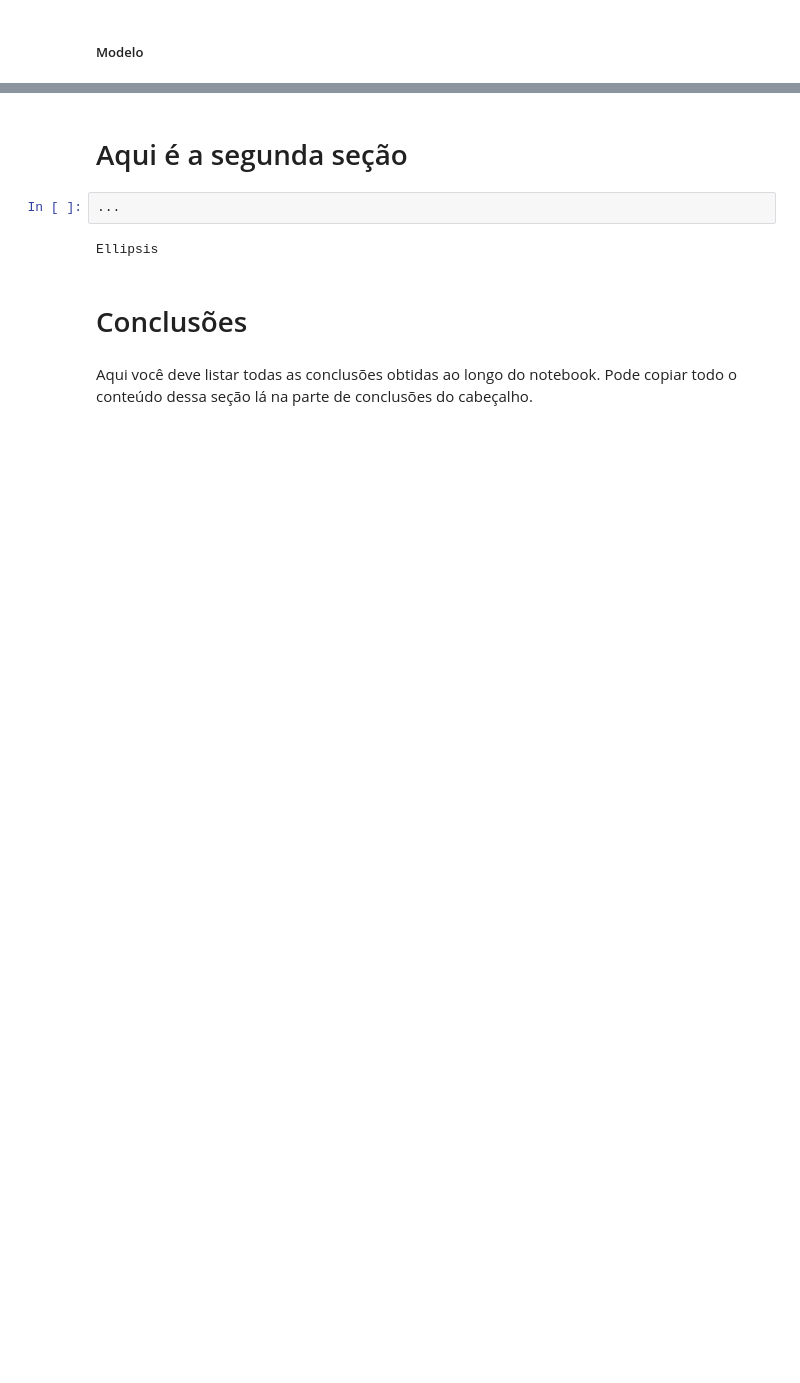
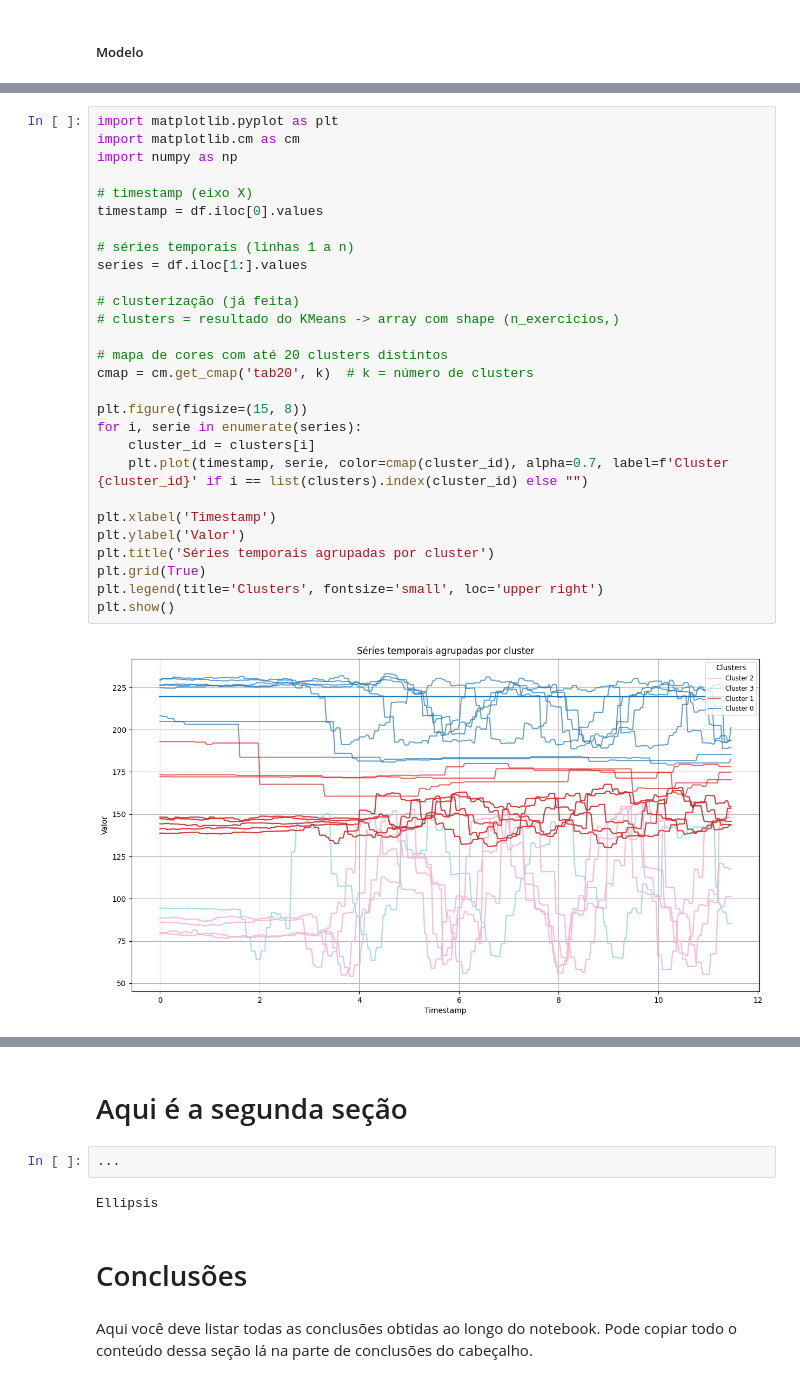
Before and after one commit to Yamakasuki/IC_Bros, a Jupyter notebook: notebooks/tratamento_dados/tratamento.ipynb, the cells around one changed output, grey strips where cells are left out. Saved outputs shown, nothing was run; the diff lists cells and outputs as text; blank space fills up the shorter version.

```diff
--- a/notebooks/tratamento_dados/tratamento.ipynb
+++ b/notebooks/tratamento_dados/tratamento.ipynb
@@ -127,0 +236,30 @@ plt.show()
+# %%
+import matplotlib.pyplot as plt
+import matplotlib.cm as cm
+import numpy as np
+
+# timestamp (eixo X)
+timestamp = df.iloc[0].values
+
+# séries temporais (linhas 1 a n)
+series = df.iloc[1:].values
+
+# clusterização (já feita)
+# clusters = resultado do KMeans -> array com shape (n_exercicios,)
+
+# mapa de cores com até 20 clusters distintos
+cmap = cm.get_cmap('tab20', k)  # k = número de clusters
+
+plt.figure(figsize=(15, 8))
+for i, serie in enumerate(series):
+    cluster_id = clusters[i]
+    plt.plot(timestamp, serie, color=cmap(cluster_id), alpha=0.7, label=f'Cluster {cluster_id}' if i == list(clusters).index(cluster_id) else "")
+
+plt.xlabel('Timestamp')
+plt.ylabel('Valor')
+plt.title('Séries temporais agrupadas por cluster')
+plt.grid(True)
+plt.legend(title='Clusters', fontsize='small', loc='upper right')
+plt.show()
+# %% [output]
+[figure, added]
```
Also changed, not shown: parts of 7 cells of this notebook, 6 other files.
